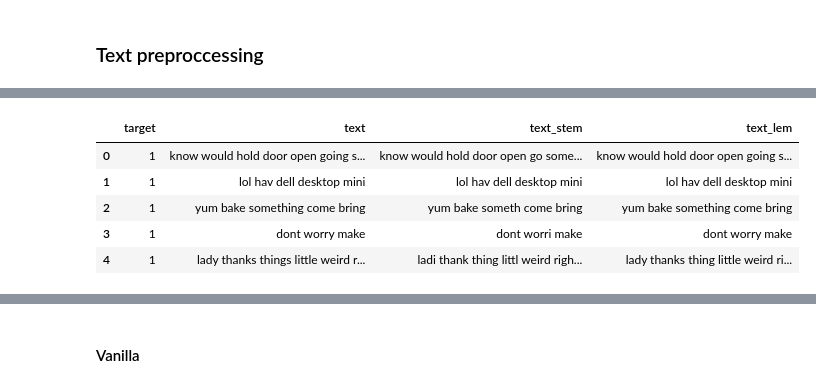
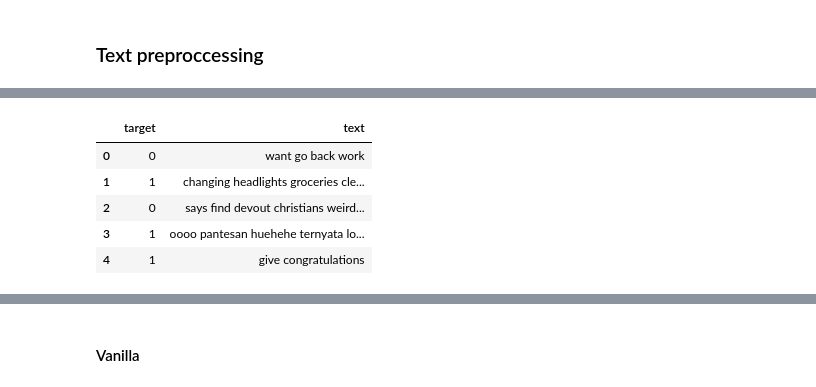
Before and after one commit to ThibaultDieudonne/Sentiment-Analysis, a Jupyter notebook: n.ipynb, the cells around one changed output, grey strips where cells are left out. Drawn from its saved outputs; the diff is of its cells as text; code cells hidden in the pictures.

```diff
--- a/n.ipynb
+++ b/n.ipynb
@@ -13,13 +13,14 @@ import joblib
 import unidecode
 import gc
 from io import StringIO
+from timeit import default_timer as timer
 # text preprocessing
 import nltk
 import gensim
 from nltk.stem.snowball import EnglishStemmer
 from nltk.stem import WordNetLemmatizer
+from sklearn.feature_extraction.text import CountVectorizer
 # simple random forest regression
-from sklearn.feature_extraction.text import CountVectorizer
 from sklearn.ensemble import RandomForestClassifier
 from sklearn.model_selection import GridSearchCV
 # deeplearning
@@ -34,3 +35,12 @@ pd.set_option('display.max_rows', None)
 pd.set_option('display.max_columns', None)
 pd.set_option('display.width', None)
 pd.set_option('display.max_colwidth', -1)
+
+trained = 1
+
+done_preprocessing = 1
+
+get_ready = 1
+
+if not done_preprocessing:
+    trained = 2
@@ -68,2 +57,22 @@ On retire également les "stop-words", c'est-à-dire tous les articles, détermi
 On applique ensuite deux traitements différents séparément pour comparer leurs performances: la lemmatisation (qui garde seulement la forme canonique des mots, par exemple le féminin singulier) et le stemming (qui garde uniquement le radical des mots).
+# %%
+test_size = 20000
+val_size = 20000
+
+small_features = 5000
+
+max_words = 25
+# %%
+def load_embedding(filename):
+    file = open(filename, encoding="utf8")
+    lines = file.readlines()
+    file.close()
+    embedding = dict()
+    for line in lines:
+        parts = line.split()
+        embedding[parts[0]] = np.asarray(parts[1:], dtype='float32')
+    return embedding
+
+if not trained or not done_preprocessing or get_ready:
+    raw_embedding = load_embedding("./models/glove.twitter.27B.100d.txt")
 # %%
@@ -192,17 +196,13 @@ Final dataframe size: 1577584
 # %%
-if done_preprocessing:
-    train_df = pd.read_csv(f'./data/text_train_{n_words}.csv')
-    train_df = train_df.dropna()
-    test_df = pd.read_csv(f'./data/text_test_{n_words}.csv')
-    test_df = test_df.dropna()
-    val_df = pd.read_csv(f'./data/text_val_{n_words}.csv')
-    val_df = val_df.dropna()
+train_df = pd.read_csv(f'./data/text_train.csv')
+test_df = pd.read_csv(f'./data/text_test.csv')
+val_df = pd.read_csv(f'./data/text_val.csv')
 
 train_df.head()
 # %% [output]
-|  | target | text | text_stem | text_lem |
-| 0 | 1 | know would hold door open going s... | know would hold door open go some... | know would hold door open going s... |
-| 1 | 1 | lol hav dell desktop mini | lol hav dell desktop mini | lol hav dell desktop mini |
-| 2 | 1 | yum bake something come bring | yum bake someth come bring | yum bake something come bring |
-| 3 | 1 | dont worry make | dont worri make | dont worry make |
-| 4 | 1 | lady thanks things little weird r... | ladi thank thing littl weird righ... | lady thanks thing little weird ri... |
+|  | target | text |
+| 0 | 0 | want go back work |
+| 1 | 1 | changing headlights groceries cle... |
+| 2 | 0 | says find devout christians weird... |
+| 3 | 1 | oooo pantesan huehehe ternyata lo... |
+| 4 | 1 | give congratulations |
```
Also changed, not shown: parts of 58 cells of this notebook, 13 other files.
